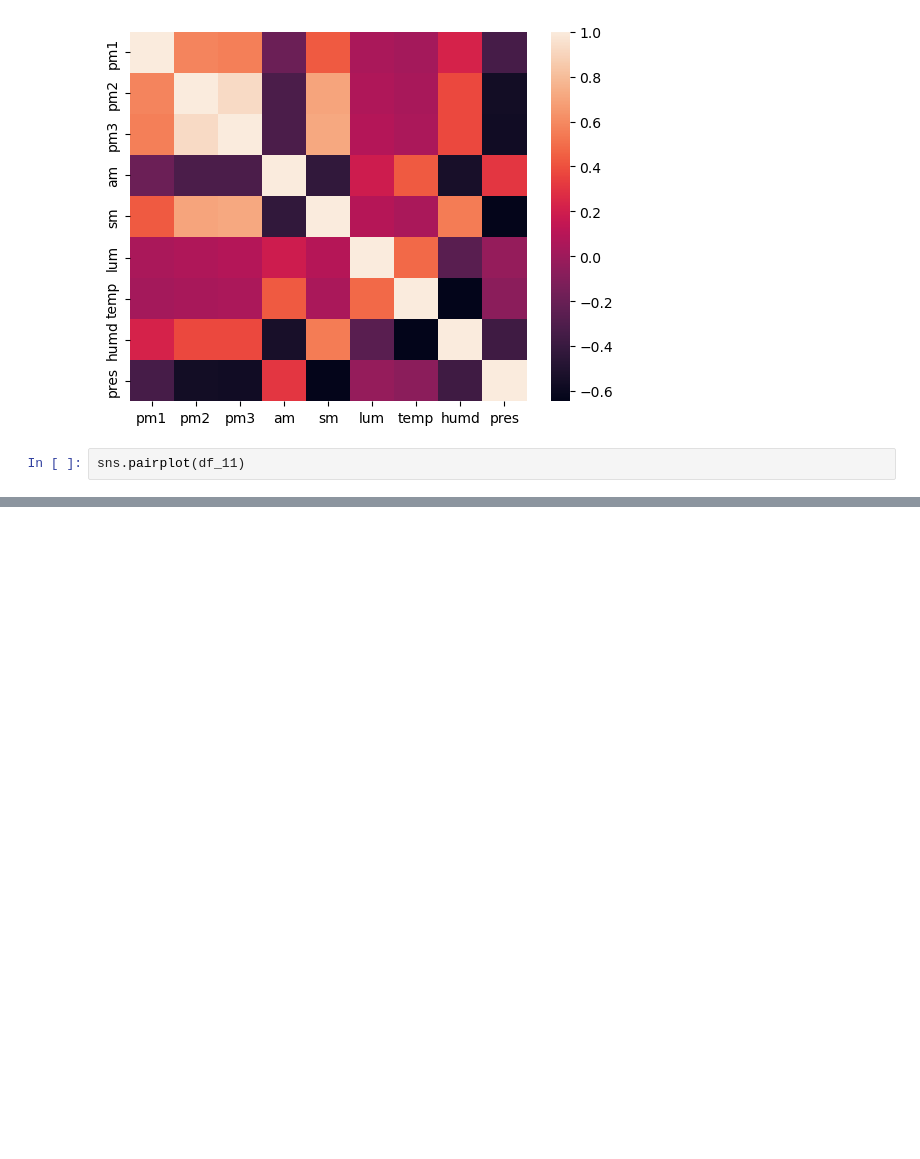
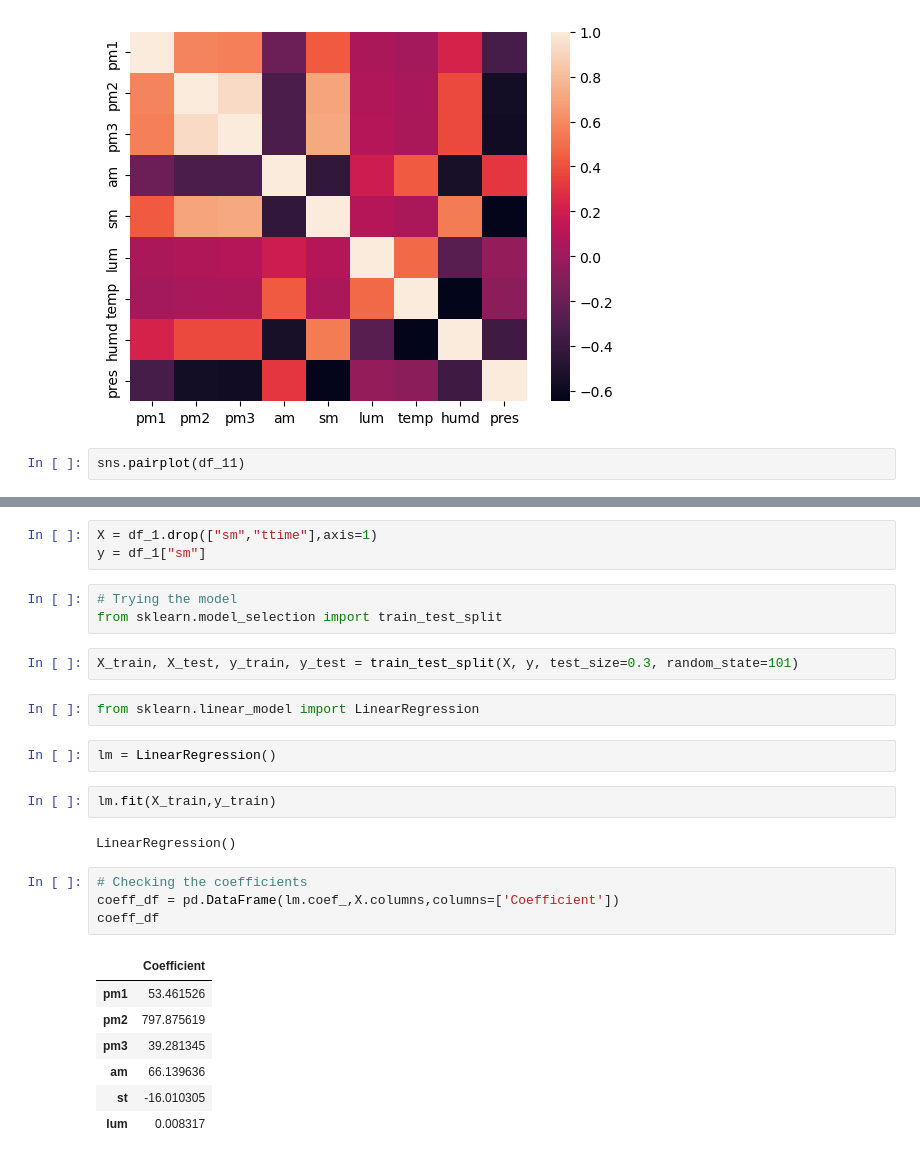
Before and after one commit to sriharikg2003/Moisture-Minds, a Jupyter notebook: Model.ipynb, the cells around one changed output, grey strips where cells are left out. Saved outputs shown, nothing was run; the diff lists cells and outputs as text; blank space fills up the shorter version.

```diff
--- a/Model.ipynb
+++ b/Model.ipynb
@@ -111,0 +114,28 @@ sns.pairplot(df_11)
+# %%
+X = df_1.drop(["sm","ttime"],axis=1)
+y = df_1["sm"]
+# %%
+# Trying the model
+from sklearn.model_selection import train_test_split
+# %%
+X_train, X_test, y_train, y_test = train_test_split(X, y, test_size=0.3, random_state=101)
+# %%
+from sklearn.linear_model import LinearRegression
+# %%
+lm = LinearRegression()
+# %%
+lm.fit(X_train,y_train)
+# %% [output]
+LinearRegression()
+# %%
+# Checking the coefficients
+coeff_df = pd.DataFrame(lm.coef_,X.columns,columns=['Coefficient'])
+coeff_df
+# %% [output]
+|  | Coefficient |
+| pm1 | 53.461526 |
+| pm2 | 797.875619 |
+| pm3 | 39.281345 |
+| am | 66.139636 |
+| st | -16.010305 |
+| lum | 0.008317 |
```
Also changed, not shown: parts of 6 cells of this notebook.
